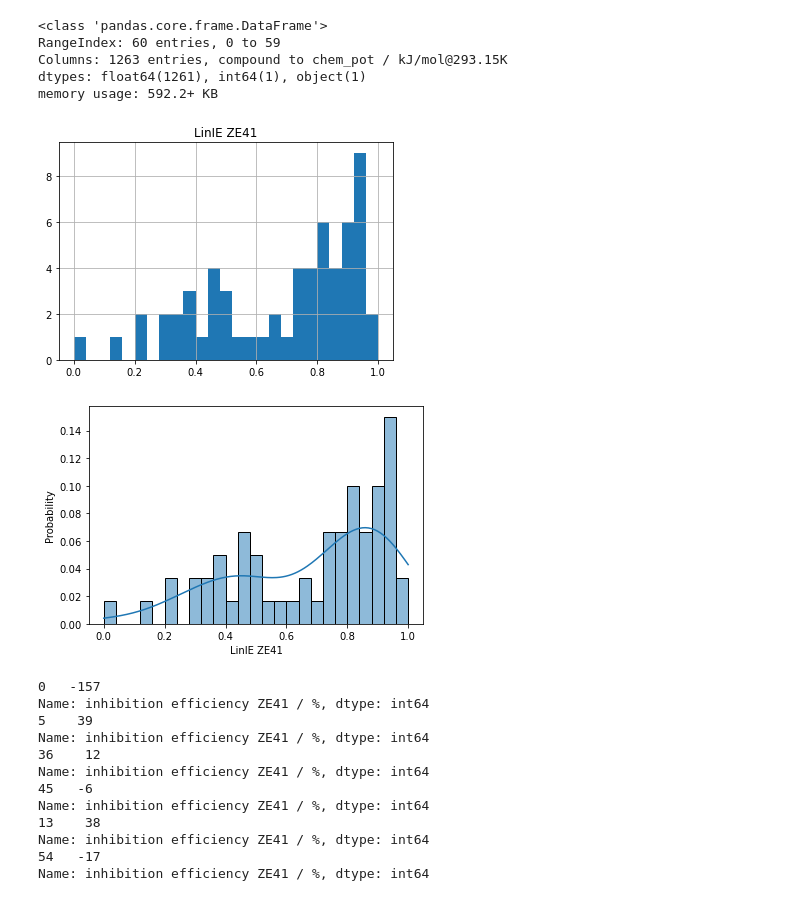
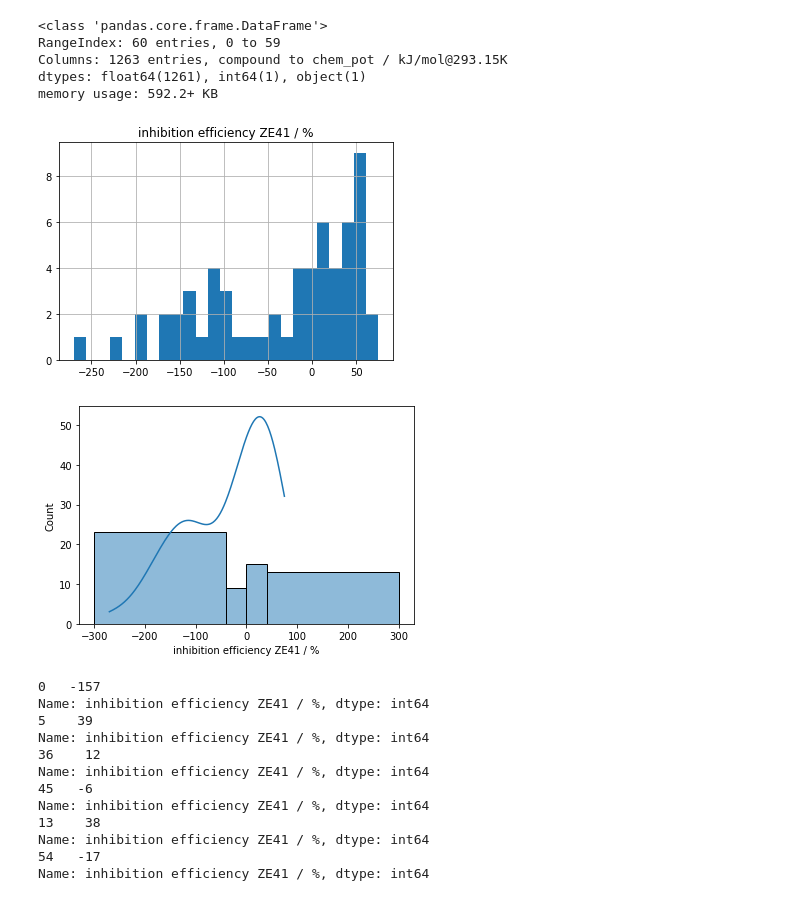
Before and after one commit to ElisabethJS/mg_corrosion, a Jupyter notebook: Code/Data inspection 2.ipynb, the cells around one changed output. Cells and saved outputs as stored; diff of their text form; code cells hidden in the pictures.

```diff
--- a/Code/Data inspection 2.ipynb
+++ b/Code/Data inspection 2.ipynb
@@ -49,17 +49,17 @@ memory usage: 592.2+ KB
 columns = data.columns
 # %%
 fig, ax = plt.subplots()
-data.hist(column = columns[2], bins=25, ax=ax)
+data.hist(column = columns[1], bins=25, ax=ax)
 #ax.plot([0.68, 0.68], [0, 8], 'r-')
 plt.show()
 # %% [output]
-[figure, old version]
+[figure, new version]
 # %%
 fig, ax = plt.subplots()
-sns.histplot(data[columns[2]], bins=25, ax = ax, kde=True, stat='probability')
+sns.histplot(data[columns[1]], bins=[-300, -40,0, 40, 300], ax = ax, kde=True, stat='count')
 plt.show()
 # %% [output]
-[figure, old version]
+[figure, new version]
 # %%
 for idx in [0, 5, 36, 45, 13, 54]:
     print(data[data.index == idx]['inhibition efficiency ZE41 / %'])
```
Also changed, not shown: 3 other files.
